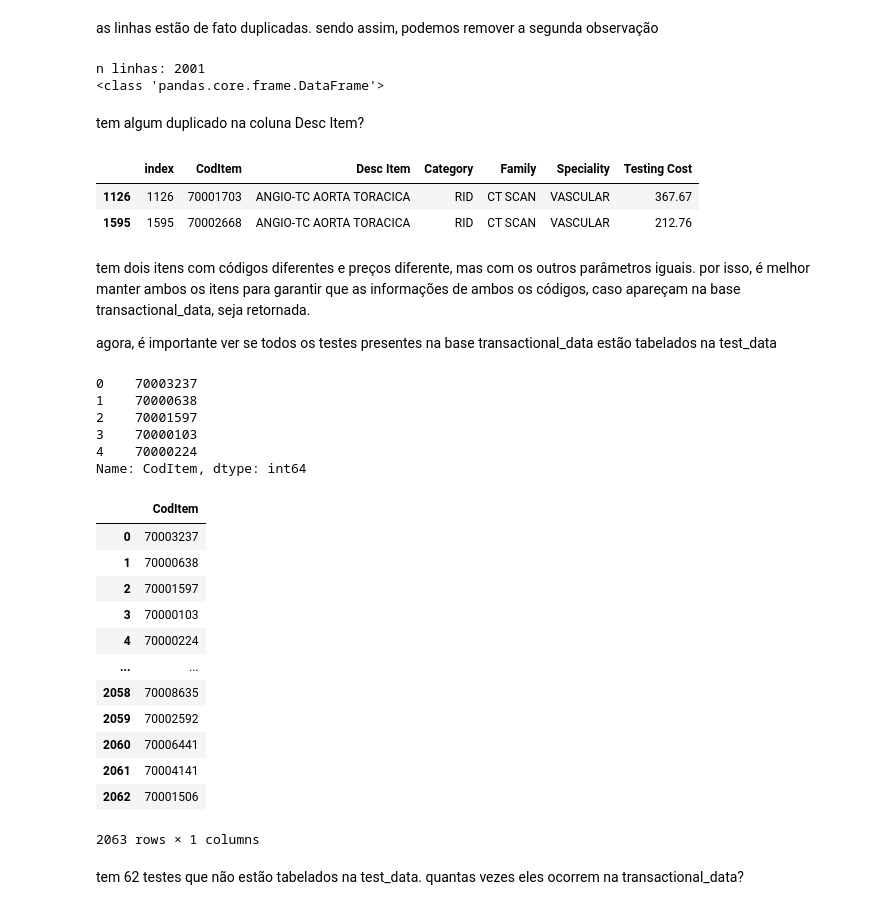
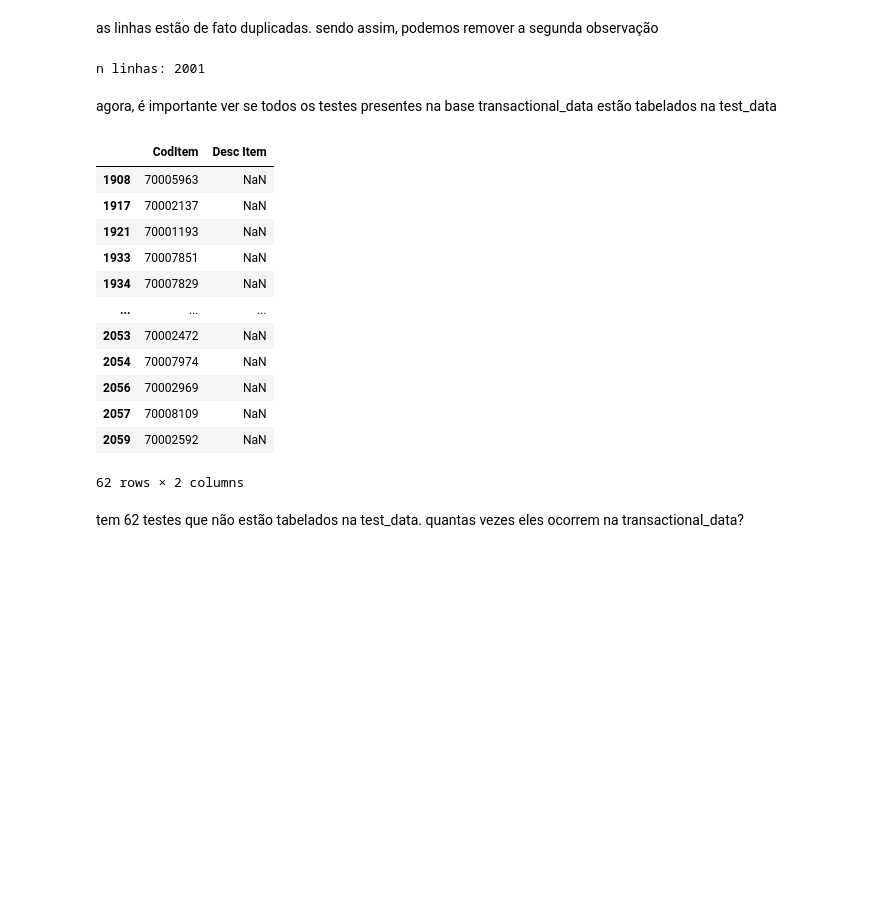
Before and after one commit to leticiafaria7/case-elogroup, a Jupyter notebook: 1_checagem-tratamento-dados.ipynb, the cells around one changed output. Drawn from its saved outputs; the diff is of its cells as text; code cells hidden in the pictures; blank space fills up the shorter version.

```diff
--- a/1_checagem-tratamento-dados.ipynb
+++ b/1_checagem-tratamento-dados.ipynb
@@ -457,65 +549,44 @@ test_data[test_data['CodItem'] == 70004701]['Desc Item'].tolist()
 # %% [markdown]
 as linhas estão de fato duplicadas. sendo assim, podemos remover a segunda observação
 # %%
-test_data2 = test_data.drop_duplicates(subset = 'CodItem')
+test_data1 = test_data.drop_duplicates(subset = 'CodItem')
 
 # confirmando a remoção da linha duplicada
-print('n linhas:', len(test_data2))
+print('n linhas:', len(test_data1))
 # %% [output]
 n linhas: 2001
-<class 'pandas.core.frame.DataFrame'>
-# %% [markdown]
-tem algum duplicado na coluna Desc Item?
-# %%
-n_cod = test_data['Desc Item'].value_counts()
-test_data[test_data['Desc Item'] == n_cod[n_cod > 1].index.tolist()[0]]
-# %% [output]
-|  | index | CodItem | Desc Item | Category | Family | Speciality | Testing Cost |
-| 1126 | 1126 | 70001703 | ANGIO-TC AORTA TORACICA | RID | CT SCAN | VASCULAR | 367.67 |
-| 1595 | 1595 | 70002668 | ANGIO-TC AORTA TORACICA | RID | CT SCAN | VASCULAR | 212.76 |
-# %% [markdown]
-tem dois itens com códigos diferentes e preços diferente, mas com os outros parâmetros iguais. por isso, é melhor manter ambos os itens para garantir que as informações de ambos os códigos, caso apareçam na base transactional_data, seja retornada.
-
-agora, é importante ver se todos os testes presentes na base transactional_data estão tabelados na test_data
-# %%
-test_data.head()
-# %% [output]
-0    70003237
-1    70000638
-2    70001597
-3    70000103
-4    70000224
-Name: CodItem, dtype: int64
+# %% [markdown]
+agora, é importante ver se todos os testes presentes na base transactional_data estão tabelados na test_data
 # %%
 # fazer lista com todos os códigos que aparecem na base transactional_data
-cod_unicos_transact = transactional_data['CodItem'].unique().tolist()
+cod_unicos_transact = transactional_data1['CodItem'].unique().tolist()
 
 # colocar em um dataframe
 cod_unicos_transact = pd.DataFrame({'CodItem': cod_unicos_transact})
 
 cod_unicos_transact
 
 # verificar se todos estes códigos aparecem na base teste_data
-# cod_unicos_transact = cod_unicos_transact.merge(test_data[['CodItem', 'Desc Item']], how = 'left')
+cod_unicos_transact = cod_unicos_transact.merge(test_data1[['CodItem', 'Desc Item']], how = 'left')
 
 # filtrar apenas as linhas que estão sem desc_item
-# sem_desc = cod_unicos_transact[cod_unicos_transact['Desc Item'].isnull()]
+sem_desc = cod_unicos_transact[cod_unicos_transact['Desc Item'].isnull()]
 
-# sem_desc
+sem_desc
 # %% [output]
-|  | CodItem |
-| 0 | 70003237 |
-| 1 | 70000638 |
-| 2 | 70001597 |
-| 3 | 70000103 |
-| 4 | 70000224 |
-| ... | ... |
-| 2058 | 70008635 |
-| 2059 | 70002592 |
-| 2060 | 70006441 |
-| 2061 | 70004141 |
-| 2062 | 70001506 |
+|  | CodItem | Desc Item |
+| 1908 | 70005963 | NaN |
+| 1917 | 70002137 | NaN |
+| 1921 | 70001193 | NaN |
+| 1933 | 70007851 | NaN |
+| 1934 | 70007829 | NaN |
+| ... | ... | ... |
+| 2053 | 70002472 | NaN |
+| 2054 | 70007974 | NaN |
+| 2056 | 70002969 | NaN |
+| 2057 | 70008109 | NaN |
+| 2059 | 70002592 | NaN |
-2063 rows × 1 columns
+62 rows × 2 columns
 # %% [markdown]
 tem 62 testes que não estão tabelados na test_data. quantas vezes eles ocorrem na transactional_data?
 # %%
```
Also changed, not shown: parts of 49 cells of this notebook.
